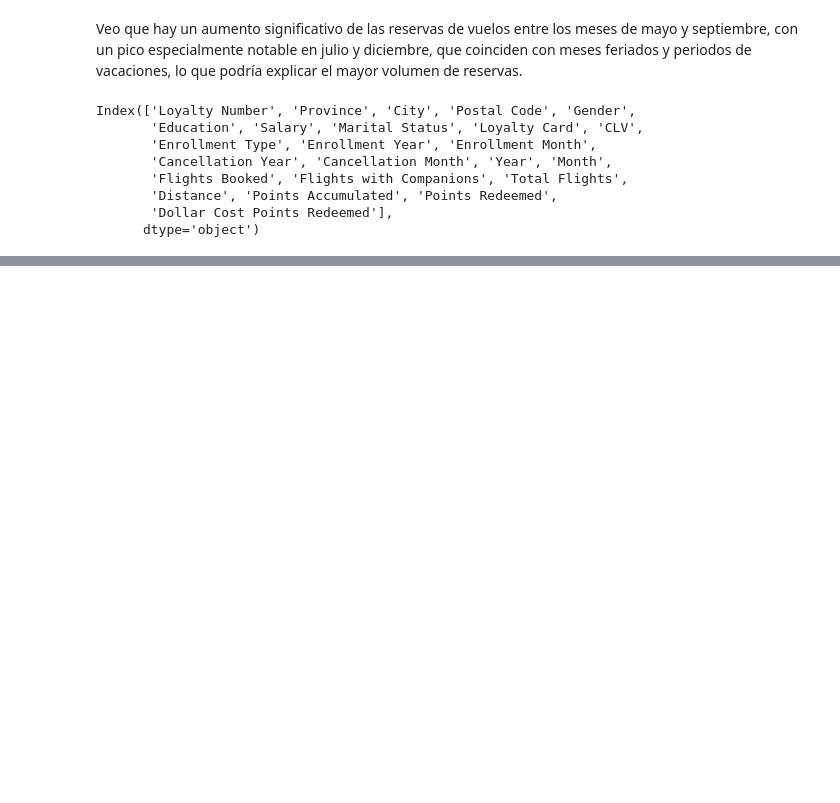
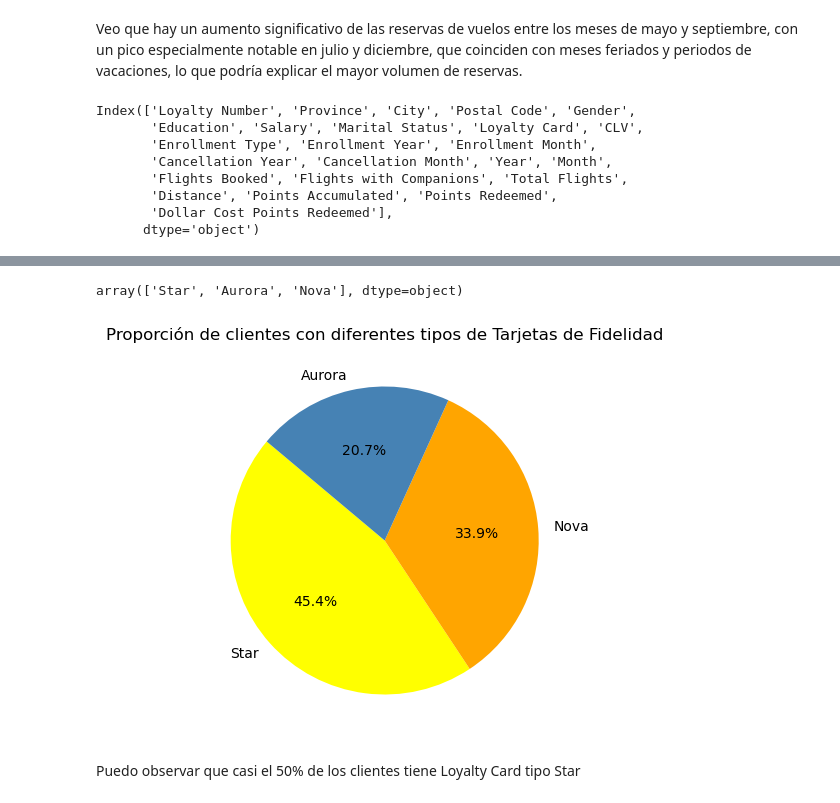
Before and after one commit to Adalab/bda-modulo-3-evaluacion-final-VeroSanchezO, a Jupyter notebook: Fase_2_Visualizacion_VSO.ipynb, the cells around one changed output, grey strips where cells are left out. Cells and saved outputs as stored; diff of their text form; code cells hidden in the pictures; blank space fills up the shorter version.

```diff
--- a/Fase_2_Visualizacion_VSO.ipynb
+++ b/Fase_2_Visualizacion_VSO.ipynb
@@ -141,0 +175,23 @@ The `ci` parameter is deprecated. Use `errorbar=None` for the same effect.
+# %%
+df['Loyalty Card'].unique()
+# %% [output]
+array(['Star', 'Aurora', 'Nova'], dtype=object)
+# %%
+# Contamos el número de clientes para cada tipo de tarjeta de fidelidad
+loyalty_card_counts = df['Loyalty Card'].value_counts()
+
+# Configuración del tamaño de la figura
+plt.figure(figsize=(5, 5))
+
+# Creamos el gráfico peplot
+plt.pie(loyalty_card_counts, labels=loyalty_card_counts.index, autopct='%1.1f%%', startangle=140, colors=['#FFFF00', '#FFA500', '#4682B4'])
+
+# Añadir un título
+plt.title('Proporción de clientes con diferentes tipos de Tarjetas de Fidelidad')
+
+# Mostrar el gráfico
+plt.show()
+# %% [output]
+[figure, added]
+# %% [markdown]
+Puedo observar que casi el 50% de los clientes tiene Loyalty Card tipo Star
```
Also changed, not shown: parts of 16 cells of this notebook.
